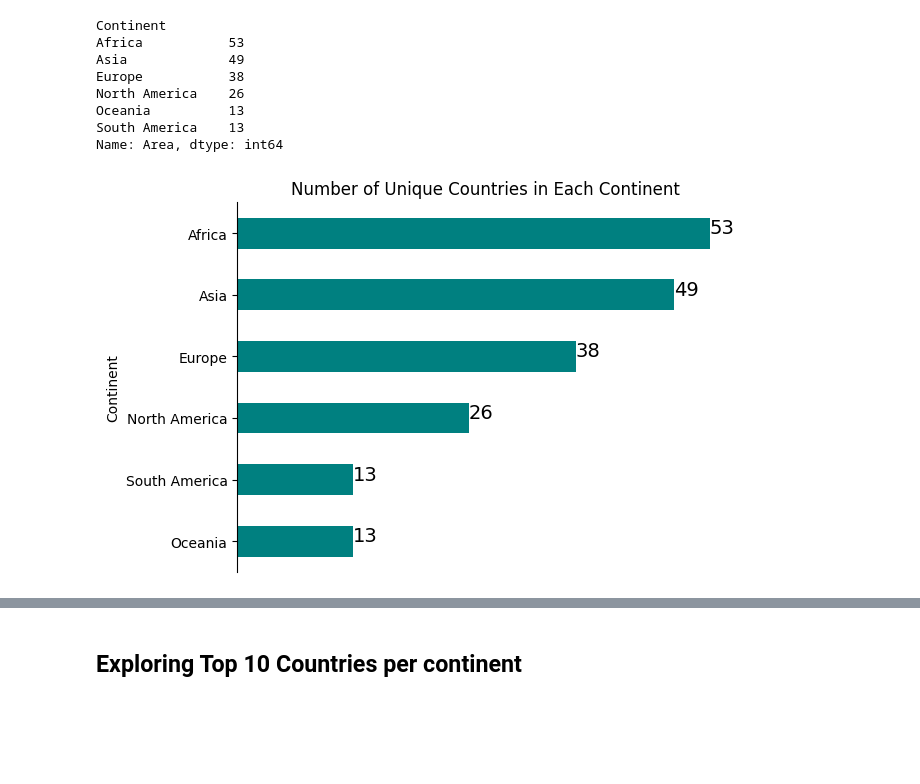
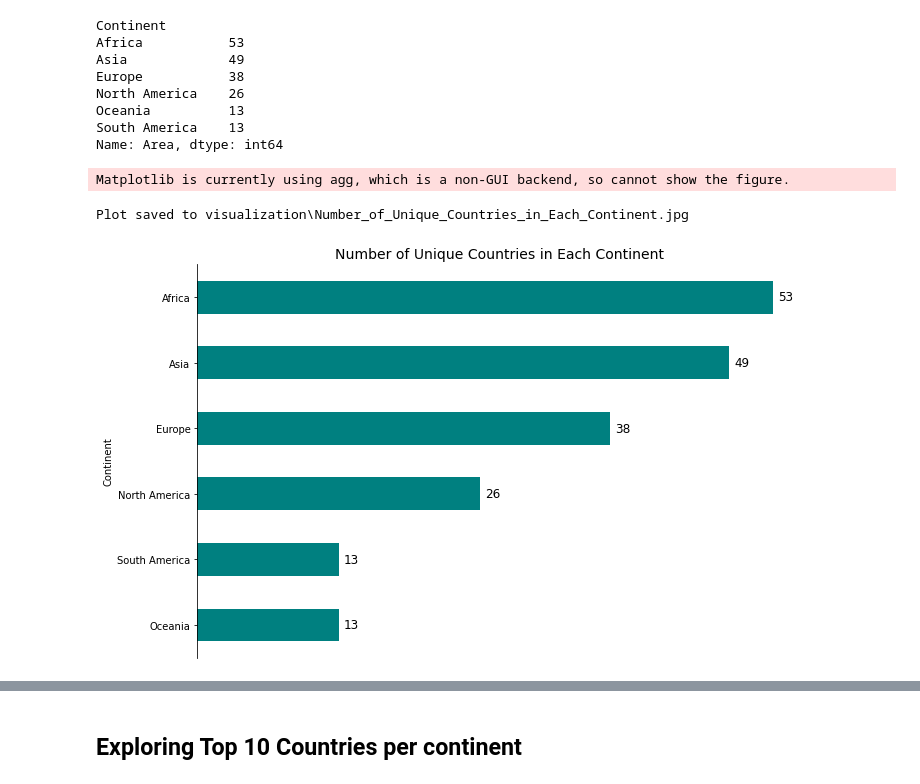
Before and after one commit to yusufokunlola/Livestock_Emissions, a Jupyter notebook: Livestock_Emissions_Project.ipynb, the cells around one changed output, grey strips where cells are left out. Drawn from its saved outputs; the diff is of its cells as text; code cells hidden in the pictures; blank space fills up the shorter version.

```diff
--- a/Livestock_Emissions_Project.ipynb
+++ b/Livestock_Emissions_Project.ipynb
@@ -165,7 +193,9 @@ def wrangle(df):
 # Load the original dataset
 # data = pd.read_csv(inpath+'/datasets/Cattle_CH4_dataset_1961_2021.csv') #- (1961 - 2022)
 
-data = pd.read_csv(inpath+'/datasets/Cattle_CH4_dataset_2000_2021.csv') #- (2000 - 2022)
+# data = pd.read_csv(inpath+'/datasets/Cattle_CH4_dataset_2000_2021.csv') #- (2000 - 2022)
+
+data = pd.read_csv('dataset/Cattle_CH4_dataset_2000_2021.csv')
 data.head()
 # %% [output]
 |  | Domain Code | Domain | Area Code (ISO2) | Area | Element Code | Element | Item Code (CPC) | Item | ... |
@@ -245,33 +283,40 @@ Name: Area, dtype: int64
 # %%
 # @title Number of Unique Countries in Each Continent
 
 # Group by continent and count unique areas (countries), sorted in descending order
 continent_area_counts = df.groupby('Continent')['Area'].nunique().sort_values(ascending=True)
 
 # Plotting the horizontal bar chart
-# plt.figure(figsize=(10, 6))
+plt.figure(figsize=(10, 6))
 bars = continent_area_counts.plot(kind='barh', color='teal')
 
 # Add labels at the end of each bar
 for index, value in enumerate(continent_area_counts):
-    plt.text(value, index, str(value), va='baseline', ha='left', fontsize=14, color='black')
+    plt.text(value + 0.5, index, str(value), va='center', ha='left', fontsize=12, color='black')
 
 # Remove the top, right, and bottom border (spines)
 bars.spines['top'].set_visible(False)
 bars.spines['right'].set_visible(False)
 bars.spines['bottom'].set_visible(False)
 
 # Remove the x-axis ticks
 plt.xticks([])
 
 # Add titles and labels
-plt.title('Number of Unique Countries in Each Continent')
+title = 'Number of Unique Countries in Each Continent'
+plt.title(title, fontsize=14)
 plt.ylabel('Continent')
 
 # Display the plot
+plt.tight_layout()
 plt.show()
+
+# Save the plot
+save_plot(title)
 # %% [output]
+Matplotlib is currently using agg, which is a non-GUI backend, so cannot show the figure.
+Plot saved to visualization\Number_of_Unique_Countries_in_Each_Continent.jpg
-[figure, old version]
+[figure, new version]
 # %%
 # @title Average Global Methane Emissions from Cattle (2000-2021)
 
```
Also changed, not shown: parts of 41 cells of this notebook, 23 other files.
